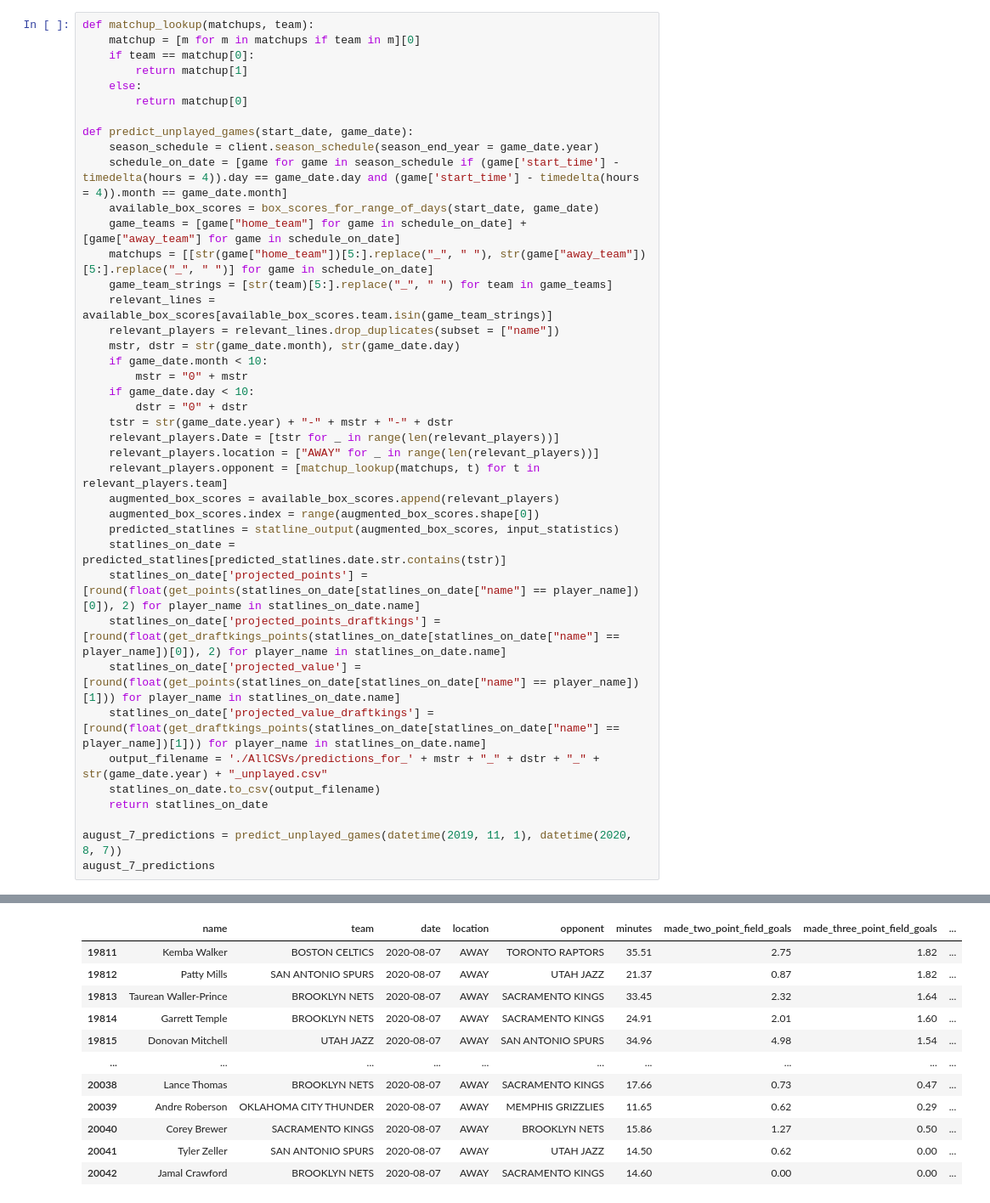
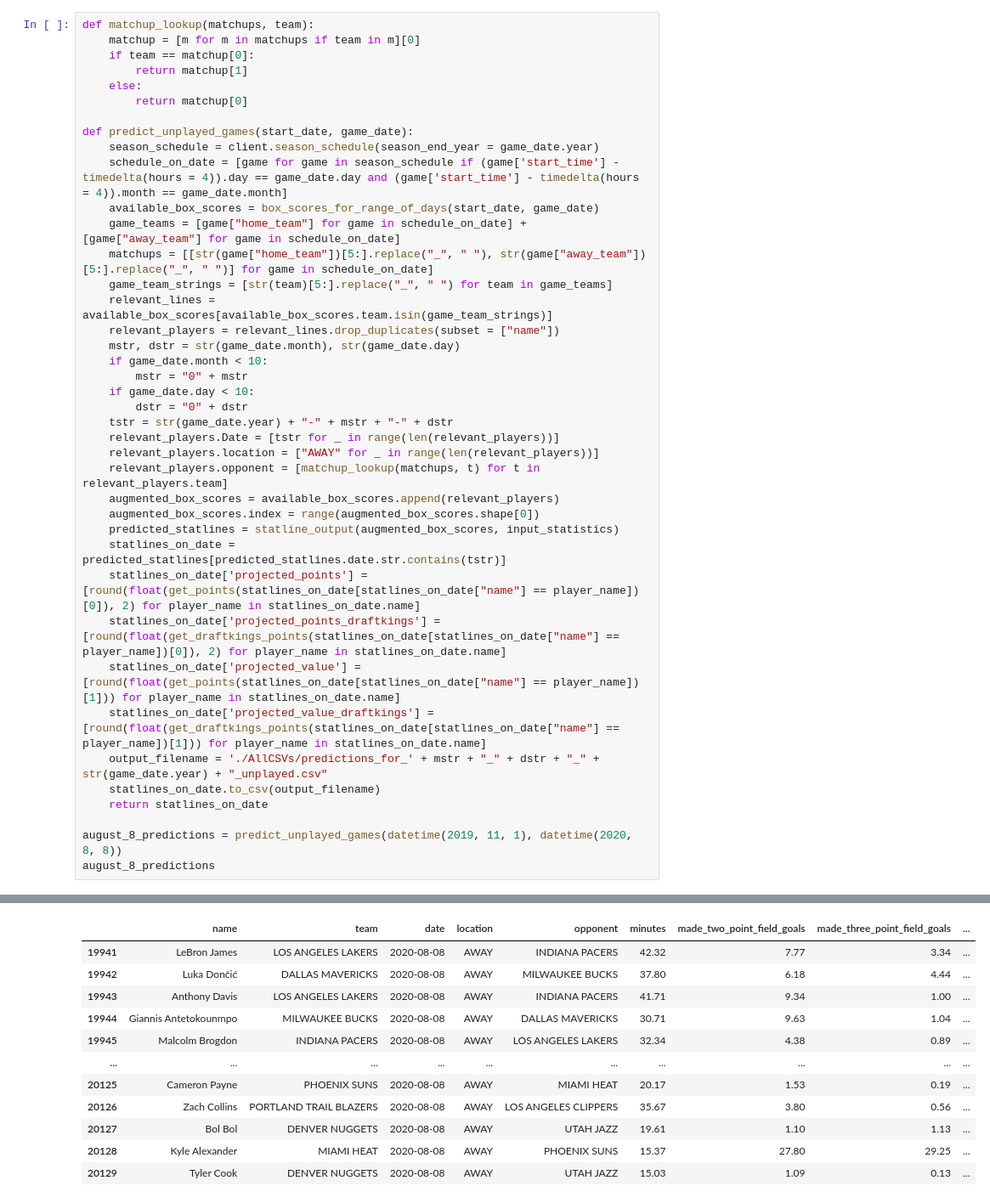
Before and after one commit to Shaviv-Hoffman-Lowitz/Sports-Analytics-Group-at-Berkeley-Machine-Learning-Project, a Jupyter notebook: final_model.ipynb, the cells around one changed output, grey strips where cells are left out. Shown: that part at 85% size. Cells and saved outputs as stored; diff of their text form.

Commit message:
august 8 projections

```diff
--- a/final_model.ipynb
+++ b/final_model.ipynb
@@ -727,43 +727,43 @@ def predict_unplayed_games(start_date, game_date):
     augmented_box_scores.index = range(augmented_box_scores.shape[0])
     predicted_statlines = statline_output(augmented_box_scores, input_statistics)
     statlines_on_date = predicted_statlines[predicted_statlines.date.str.contains(tstr)]
     statlines_on_date['projected_points'] = [round(float(get_points(statlines_on_date[statlines_on_date["name"] == player_name])[0]), 2) for player_name in statlines_on_date.name]
     statlines_on_date['projected_points_draftkings'] = [round(float(get_draftkings_points(statlines_on_date[statlines_on_date["name"] == player_name])[0]), 2) for player_name in statlines_on_date.name]
     statlines_on_date['projected_value'] = [round(float(get_points(statlines_on_date[statlines_on_date["name"] == player_name])[1])) for player_name in statlines_on_date.name]
     statlines_on_date['projected_value_draftkings'] = [round(float(get_draftkings_points(statlines_on_date[statlines_on_date["name"] == player_name])[1])) for player_name in statlines_on_date.name]
     output_filename = './AllCSVs/predictions_for_' + mstr + "_" + dstr + "_" + str(game_date.year) + "_unplayed.csv"
     statlines_on_date.to_csv(output_filename)
     return statlines_on_date
 
-august_7_predictions = predict_unplayed_games(datetime(2019, 11, 1), datetime(2020, 8, 7))
-august_7_predictions
+august_8_predictions = predict_unplayed_games(datetime(2019, 11, 1), datetime(2020, 8, 8))
+august_8_predictions
 # %% [output]
 A value is trying to be set on a copy of a slice from a DataFrame.
 Try using .loc[row_indexer,col_indexer] = value instead
 
 See the caveats in the documentation: https://pandas.pydata.org/pandas-docs/stable/user_guide/indexing.html#returning-a-view-versus-a-copy
   self[name] = value
 A value is trying to be set on a copy of a slice from a DataFrame.
 Try using .loc[row_indexer,col_indexer] = value instead
 
 See the caveats in the documentation: https://pandas.pydata.org/pandas-docs/stable/user_guide/indexing.html#returning-a-view-versus-a-copy
   df_to_keep["attempted_two_point_field_goals"] = df_to_keep["attempted_field_goals"] - df_to_keep["attempted_three_point_field_goals"]
 A value is trying to be set on a copy of a slice from a DataFrame.
 Try using .loc[row_indexer,col_indexer] = value instead
 ... (44 lines left out)
 Try using .loc[row_indexer,col_indexer] = value instead
 
 See the caveats in the documentation: https://pandas.pydata.org/pandas-docs/stable/user_guide/indexing.html#returning-a-view-versus-a-copy
   statlines_on_date['projected_value_draftkings'] = [round(float(get_draftkings_points(statlines_on_date[statlines_on_date["name"] == player_name])[1])) for player_name in statlines_on_date.name]
 |  | name | team | date | location | opponent | minutes | made_two_point_field_goals | made_three_point_field_goals | ... |
-| 19811 | Kemba Walker | BOSTON CELTICS | 2020-08-07 | AWAY | TORONTO RAPTORS | 35.51 | 2.75 | 1.82 | ... |
-| 19812 | Patty Mills | SAN ANTONIO SPURS | 2020-08-07 | AWAY | UTAH JAZZ | 21.37 | 0.87 | 1.82 | ... |
-| 19813 | Taurean Waller-Prince | BROOKLYN NETS | 2020-08-07 | AWAY | SACRAMENTO KINGS | 33.45 | 2.32 | 1.64 | ... |
-| 19814 | Garrett Temple | BROOKLYN NETS | 2020-08-07 | AWAY | SACRAMENTO KINGS | 24.91 | 2.01 | 1.60 | ... |
-| 19815 | Donovan Mitchell | UTAH JAZZ | 2020-08-07 | AWAY | SAN ANTONIO SPURS | 34.96 | 4.98 | 1.54 | ... |
+| 19941 | LeBron James | LOS ANGELES LAKERS | 2020-08-08 | AWAY | INDIANA PACERS | 42.32 | 7.77 | 3.34 | ... |
+| 19942 | Luka Dončić | DALLAS MAVERICKS | 2020-08-08 | AWAY | MILWAUKEE BUCKS | 37.80 | 6.18 | 4.44 | ... |
+| 19943 | Anthony Davis | LOS ANGELES LAKERS | 2020-08-08 | AWAY | INDIANA PACERS | 41.71 | 9.34 | 1.00 | ... |
+| 19944 | Giannis Antetokounmpo | MILWAUKEE BUCKS | 2020-08-08 | AWAY | DALLAS MAVERICKS | 30.71 | 9.63 | 1.04 | ... |
+| 19945 | Malcolm Brogdon | INDIANA PACERS | 2020-08-08 | AWAY | LOS ANGELES LAKERS | 32.34 | 4.38 | 0.89 | ... |
 | ... | ... | ... | ... | ... | ... | ... | ... | ... | ... |
-| 20038 | Lance Thomas | BROOKLYN NETS | 2020-08-07 | AWAY | SACRAMENTO KINGS | 17.66 | 0.73 | 0.47 | ... |
-| 20039 | Andre Roberson | OKLAHOMA CITY THUNDER | 2020-08-07 | AWAY | MEMPHIS GRIZZLIES | 11.65 | 0.62 | 0.29 | ... |
-| 20040 | Corey Brewer | SACRAMENTO KINGS | 2020-08-07 | AWAY | BROOKLYN NETS | 15.86 | 1.27 | 0.50 | ... |
-| 20041 | Tyler Zeller | SAN ANTONIO SPURS | 2020-08-07 | AWAY | UTAH JAZZ | 14.50 | 0.62 | 0.00 | ... |
-| 20042 | Jamal Crawford | BROOKLYN NETS | 2020-08-07 | AWAY | SACRAMENTO KINGS | 14.60 | 0.00 | 0.00 | ... |
+| 20125 | Cameron Payne | PHOENIX SUNS | 2020-08-08 | AWAY | MIAMI HEAT | 20.17 | 1.53 | 0.19 | ... |
+| 20126 | Zach Collins | PORTLAND TRAIL BLAZERS | 2020-08-08 | AWAY | LOS ANGELES CLIPPERS | 35.67 | 3.80 | 0.56 | ... |
+| 20127 | Bol Bol | DENVER NUGGETS | 2020-08-08 | AWAY | UTAH JAZZ | 19.61 | 1.10 | 1.13 | ... |
+| 20128 | Kyle Alexander | MIAMI HEAT | 2020-08-08 | AWAY | PHOENIX SUNS | 15.37 | 27.80 | 29.25 | ... |
+| 20129 | Tyler Cook | DENVER NUGGETS | 2020-08-08 | AWAY | UTAH JAZZ | 15.03 | 1.09 | 0.13 | ... |
```
Also changed, not shown: parts of 3 cells of this notebook, 12 other files.
